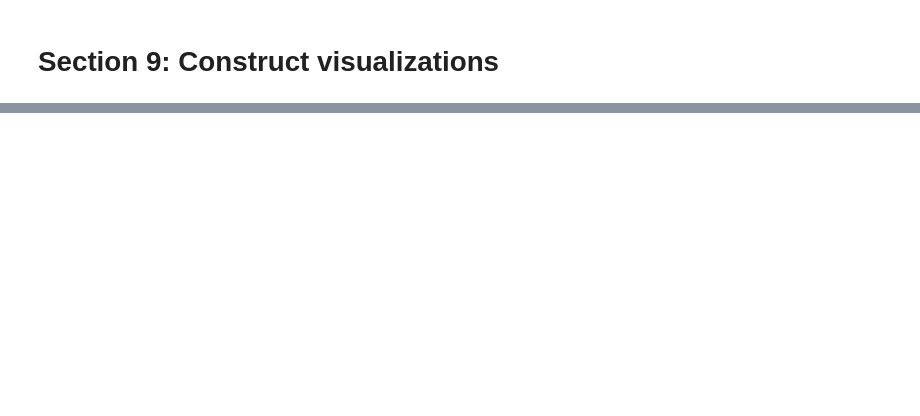
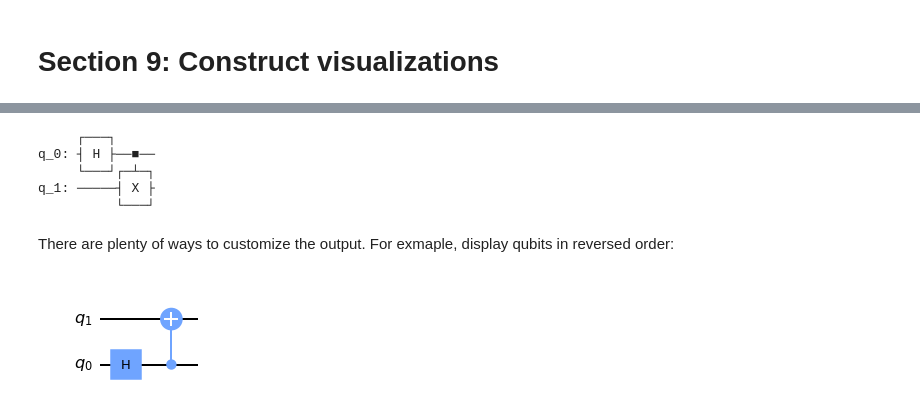
Before and after one commit to petr-ivashkov/qiskit-cert-workbook, a Jupyter notebook: workbook.ipynb, the cells around one changed output, grey strips where cells are left out. Drawn from its saved outputs; the diff is of its cells as text; code cells hidden in the pictures; blank space fills up the shorter version.

```diff
--- a/workbook.ipynb
+++ b/workbook.ipynb
@@ -243,0 +293,16 @@ plot_histogram(result.get_counts())
+# %%
+# for example, let's draw our Bell's state circuit in text mode
+bell_0.draw('text')
+# %% [output]
+     ┌───┐
+q_0: ┤ H ├──■──
+     └───┘┌─┴─┐
+q_1: ─────┤ X ├
+          └───┘
+# %% [markdown]
+There are plenty of ways to customize the output. For exmaple, display qubits in reversed order:
+# %%
+# qubits in reversed order
+bell_0.draw('mpl', reverse_bits=True)
+# %% [output]
+[figure, added]
```
Also changed, not shown: parts of 16 cells of this notebook.
